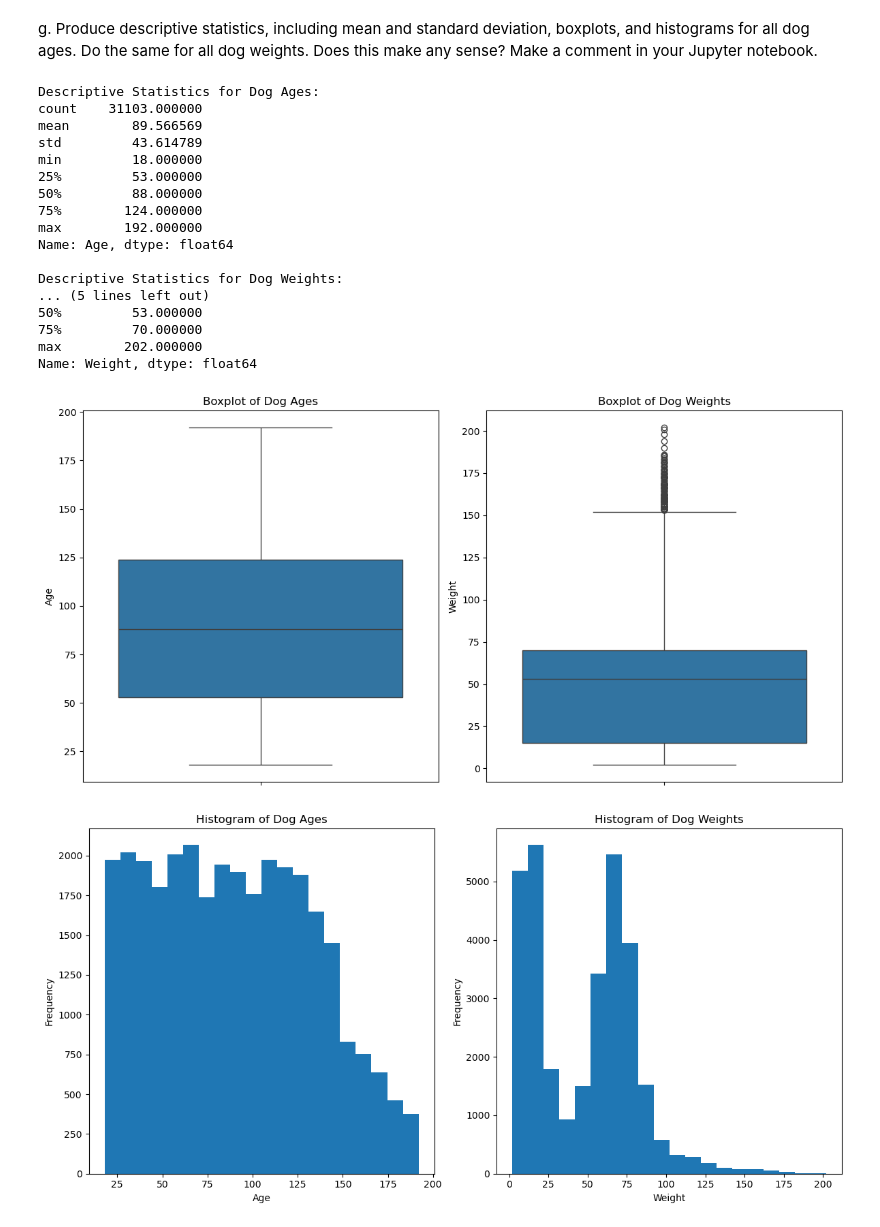
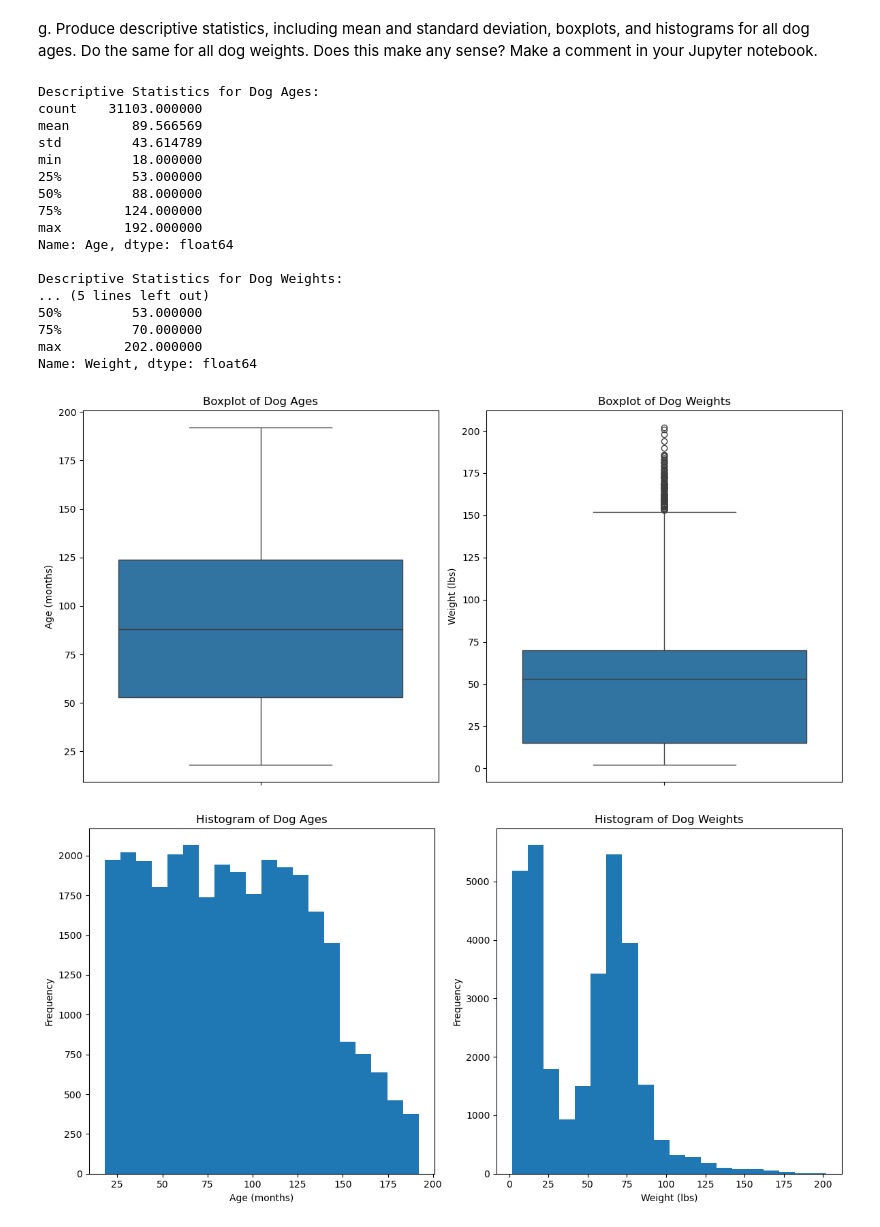
Before and after one commit to santiagoe9107/Python_Data_Visualization_HW1, a Jupyter notebook: homework1.ipynb, the cells around one changed output. Drawn from its saved outputs; the diff is of its cells as text; code cells hidden in the pictures.

```diff
--- a/homework1.ipynb
+++ b/homework1.ipynb
@@ -247,12 +247,12 @@ plt.figure(figsize=(12, 6))
 plt.subplot(1, 2, 1)
 sns.boxplot(y=fully_adult_dogs['Age'])
 plt.title('Boxplot of Dog Ages')
-plt.ylabel('Age')
+plt.ylabel('Age (months)')
 
 plt.subplot(1, 2, 2)
 sns.boxplot(y=fully_adult_dogs['Weight'])
 plt.title('Boxplot of Dog Weights')
-plt.ylabel('Weight')
+plt.ylabel('Weight (lbs)')
 
 plt.tight_layout()
 plt.show()
@@ -263,34 +263,40 @@ plt.figure(figsize=(12, 6))
 plt.subplot(1, 2, 1)
 plt.hist(fully_adult_dogs['Age'], bins=20)
 plt.title('Histogram of Dog Ages')
-plt.xlabel('Age')
+plt.xlabel('Age (months)')
 plt.ylabel('Frequency')
 
 plt.subplot(1, 2, 2)
 plt.hist(fully_adult_dogs['Weight'], bins=20)
 plt.title('Histogram of Dog Weights')
-plt.xlabel('Weight')
+plt.xlabel('Weight (lbs)')
 plt.ylabel('Frequency')
 
 plt.tight_layout()
 plt.show()
+
+# The distributions show that the dogs are skewed to the right for both age and weight.
+# This is understandable, as the natural lifespan of dogs means that the population skews
+# younger due to older dogs passing away, leading to fewer individuals in the older age
+# brackets. Furthermore, younger dogs tend to be lighter, resulting in a higher
+# concentration of lighter dogs in the dataset.
 # %% [output]
 Descriptive Statistics for Dog Ages:
 count    31103.000000
 mean        89.566569
 std         43.614789
 min         18.000000
 25%         53.000000
 50%         88.000000
 75%        124.000000
 max        192.000000
 Name: Age, dtype: float64
 
 Descriptive Statistics for Dog Weights:
 ... (5 lines left out)
 50%         53.000000
 75%         70.000000
 max        202.000000
 Name: Weight, dtype: float64
-[figure, old version]
+[figure, new version]
-[figure, old version]
+[figure, new version]
```
Also changed, not shown: parts of 3 cells of this notebook.
